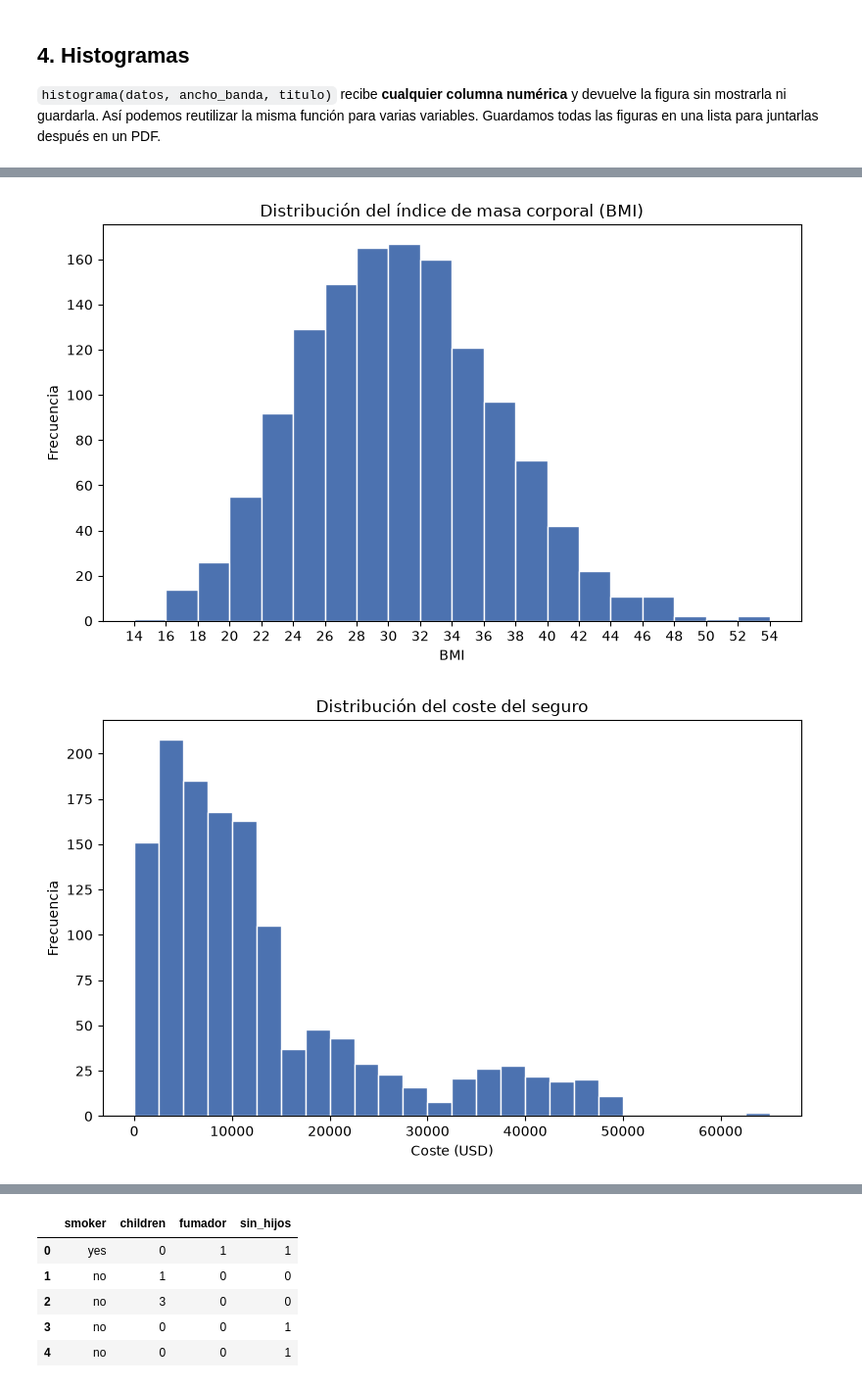
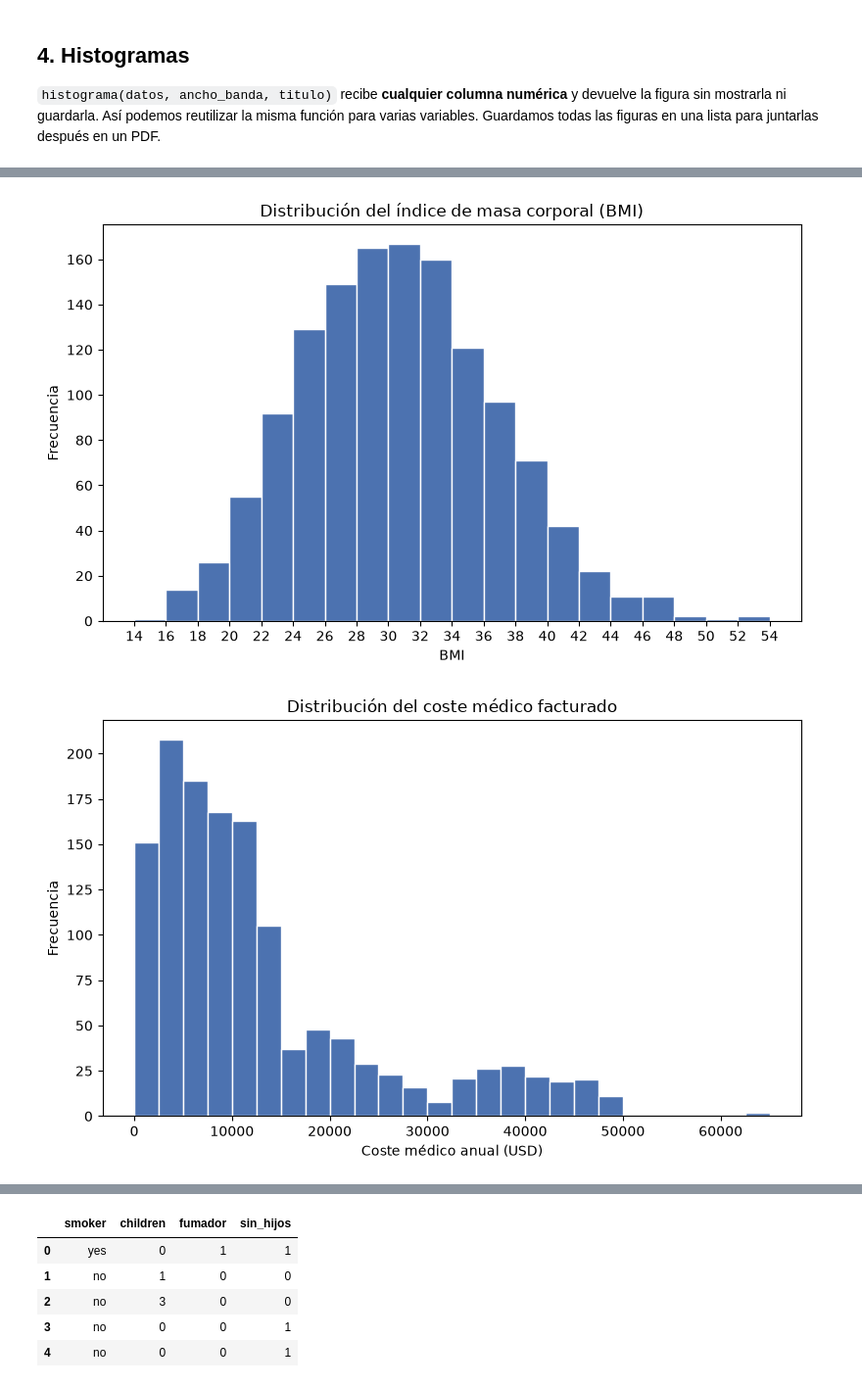
Before and after one commit to balicevicdani/Project-python-0, a Jupyter notebook: notebooks/analisis.ipynb, the cells around one changed output, grey strips where cells are left out. Shown at 98% size. Saved outputs shown, nothing was run; the diff lists cells and outputs as text; code cells hidden in the pictures.

```diff
--- a/notebooks/analisis.ipynb
+++ b/notebooks/analisis.ipynb
@@ -99,17 +128,18 @@ figuras en una lista para juntarlas después en un PDF.
 # %%
 figuras = []
 
 fig, ax = histograma(df["age"], ancho_banda=5, titulo="Distribución de edades de los asegurados", etiqueta_x="Edad")
 figuras.append(fig)
 
 fig, ax = histograma(df["bmi"], ancho_banda=2, titulo="Distribución del índice de masa corporal (BMI)", etiqueta_x="BMI")
 figuras.append(fig)
 
-fig, ax = histograma(df["charges"], ancho_banda=2500, titulo="Distribución del coste del seguro", etiqueta_x="Coste (USD)")
+fig, ax = histograma(df["charges"], ancho_banda=2500, titulo="Distribución del coste médico facturado",
+                     etiqueta_x="Coste médico anual (USD)")
 figuras.append(fig)
 
 plt.show()
 # %% [output]
 [figure]
 [figure]
-[figure, old version]
+[figure, new version]
```
Also changed, not shown: parts of 31 cells of this notebook, 7 other files.
